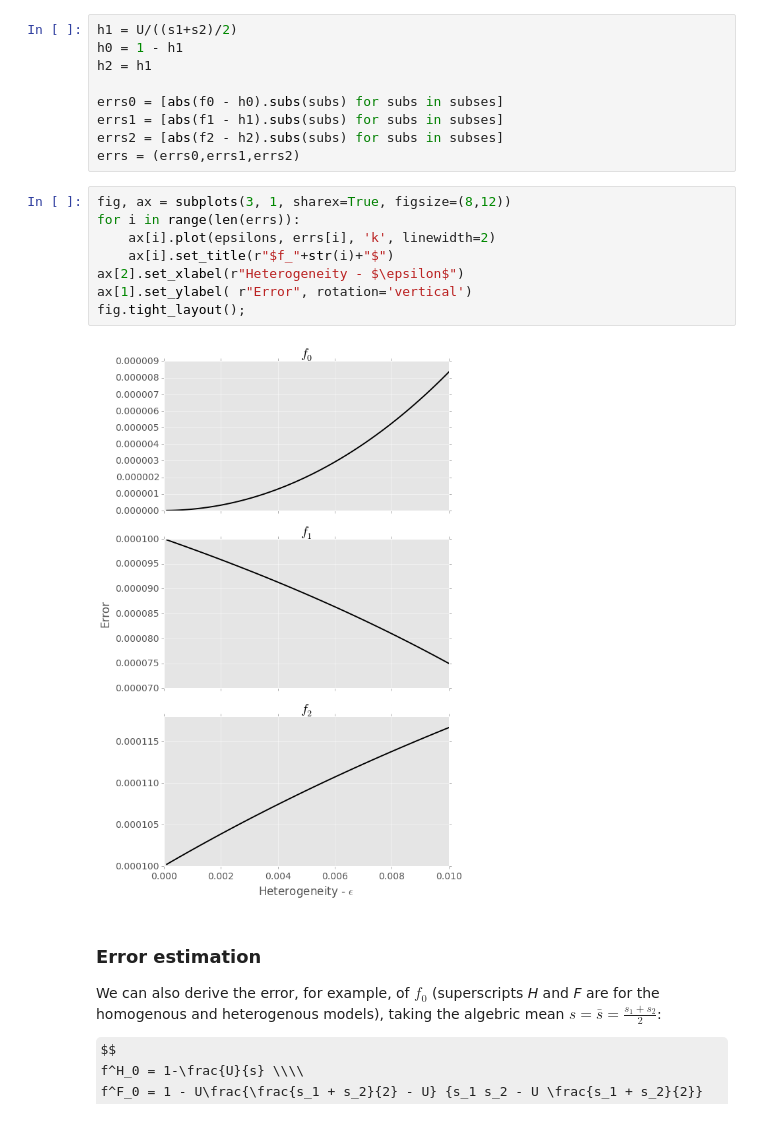
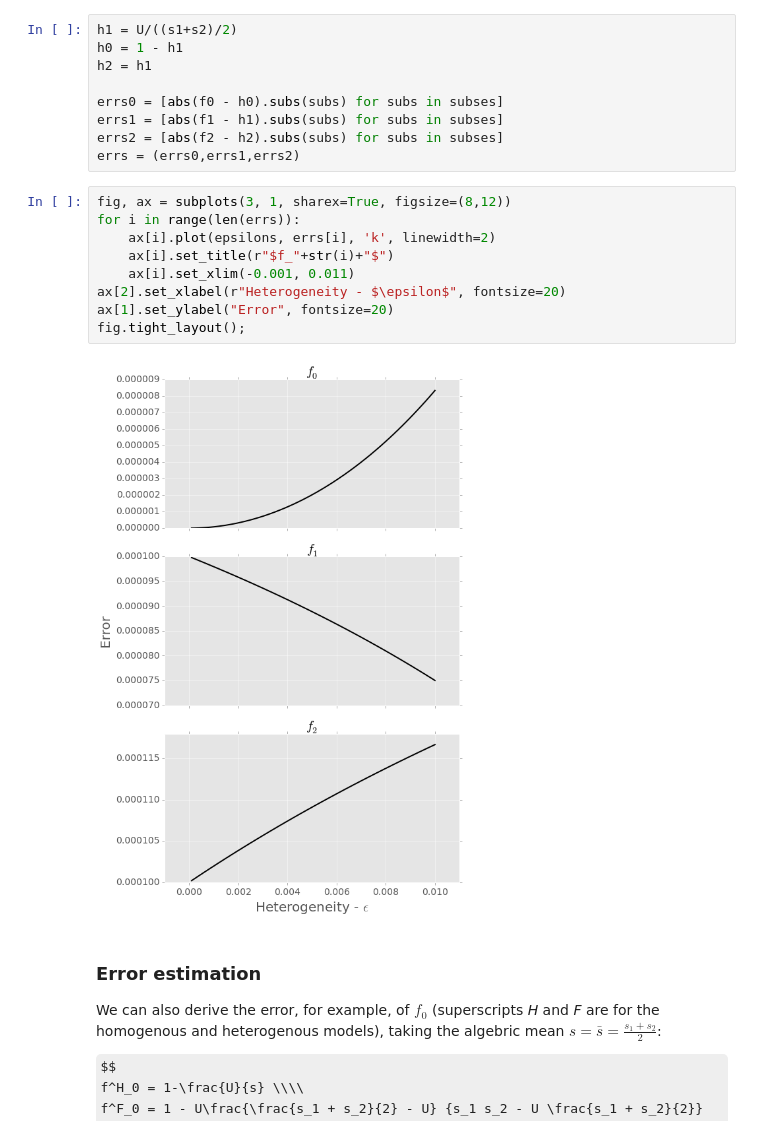
Before and after one commit to yoavram/ipython-notebooks, a Jupyter notebook: MathModels project - s.ipynb, the cells around one changed output. Saved outputs shown, nothing was run; the diff lists cells and outputs as text; some formulas as TeX source.

Commit message:
figure formatting

```diff
--- a/MathModels project - s.ipynb
+++ b/MathModels project - s.ipynb
@@ -276,13 +276,14 @@ errs = (errs0,errs1,errs2)
 # %%
 fig, ax = subplots(3, 1, sharex=True, figsize=(8,12))
 for i in range(len(errs)):
     ax[i].plot(epsilons, errs[i], 'k', linewidth=2)
     ax[i].set_title(r"$f_"+str(i)+"$")
-ax[2].set_xlabel(r"Heterogeneity - $\epsilon$")
-ax[1].set_ylabel( r"Error", rotation='vertical')
+    ax[i].set_xlim(-0.001, 0.011)
+ax[2].set_xlabel(r"Heterogeneity - $\epsilon$", fontsize=20)
+ax[1].set_ylabel("Error", fontsize=20)
 fig.tight_layout();
 # %% [output]
-[figure, old version]
+[figure, new version]
 # %% [markdown]
 ### Error estimation
 
```
Also changed, not shown: parts of 3 cells of this notebook.
